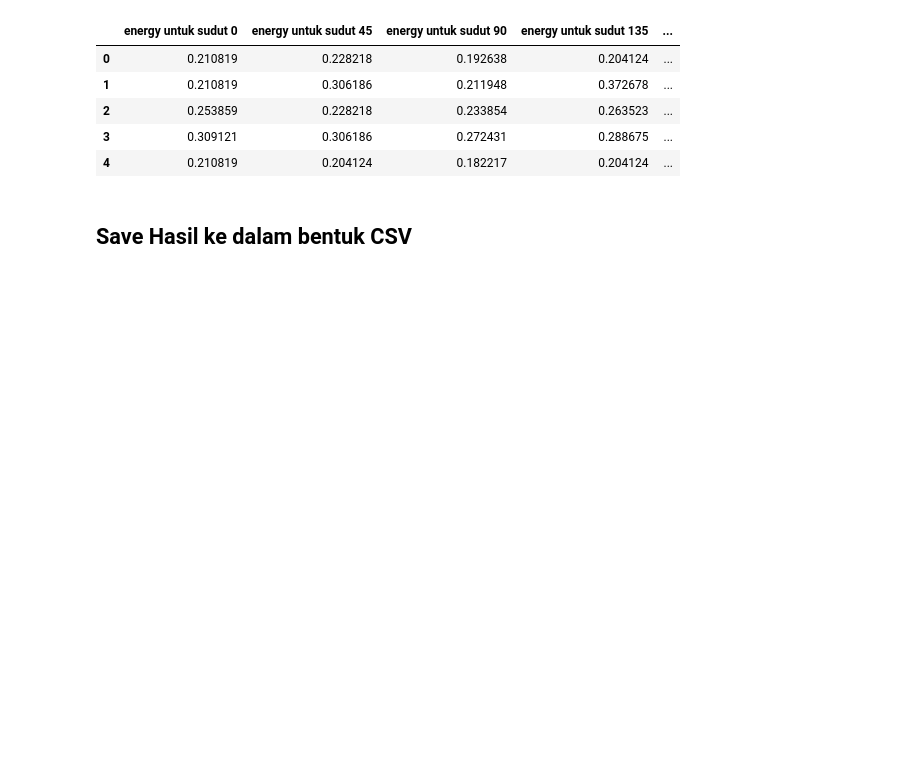
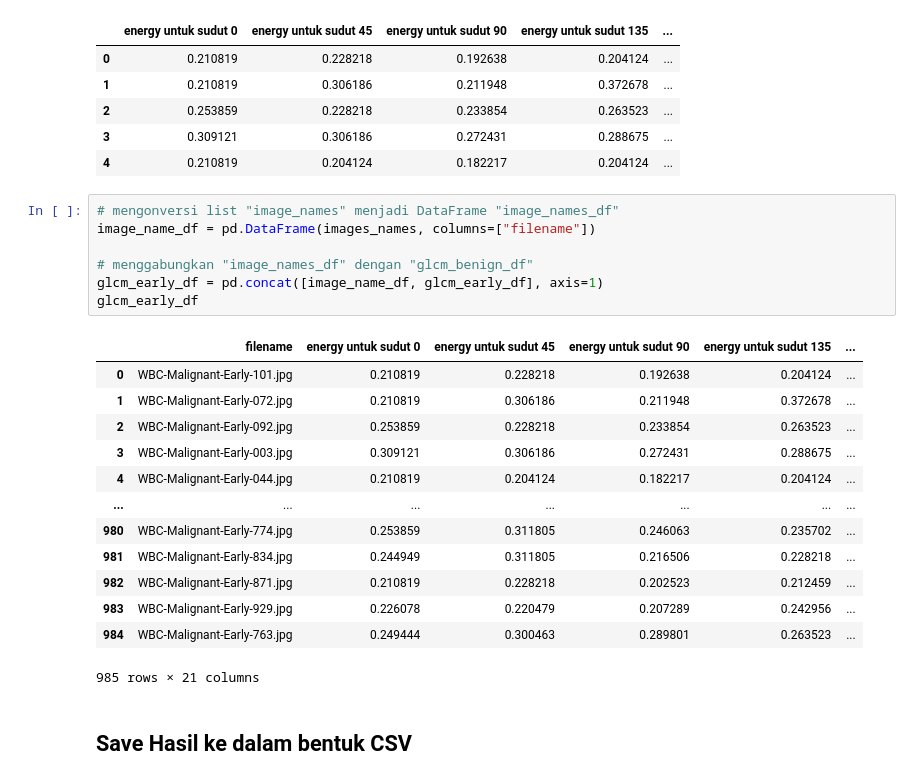
Before and after one commit to Amelia039/Biomedical-Imaging, a Jupyter notebook: GLCM_dataset_ALL.ipynb, the cells around one changed output. Saved outputs shown, nothing was run; the diff lists cells and outputs as text; blank space fills up the shorter version.

```diff
--- a/GLCM_dataset_ALL.ipynb
+++ b/GLCM_dataset_ALL.ipynb
@@ -294,6 +318,27 @@ glcm_early_df.head(5)
 | 2 | 0.253859 | 0.228218 | 0.233854 | 0.263523 | ... |
 | 3 | 0.309121 | 0.306186 | 0.272431 | 0.288675 | ... |
 | 4 | 0.210819 | 0.204124 | 0.182217 | 0.204124 | ... |
+# %%
+# mengonversi list "image_names" menjadi DataFrame "image_names_df"
+image_name_df = pd.DataFrame(images_names, columns=["filename"])
+
+# menggabungkan "image_names_df" dengan "glcm_benign_df"
+glcm_early_df = pd.concat([image_name_df, glcm_early_df], axis=1)
+glcm_early_df
+# %% [output]
+|  | filename | energy untuk sudut 0 | energy untuk sudut 45 | energy untuk sudut 90 | energy untuk sudut 135 | ... |
+| 0 | WBC-Malignant-Early-101.jpg | 0.210819 | 0.228218 | 0.192638 | 0.204124 | ... |
+| 1 | WBC-Malignant-Early-072.jpg | 0.210819 | 0.306186 | 0.211948 | 0.372678 | ... |
+| 2 | WBC-Malignant-Early-092.jpg | 0.253859 | 0.228218 | 0.233854 | 0.263523 | ... |
+| 3 | WBC-Malignant-Early-003.jpg | 0.309121 | 0.306186 | 0.272431 | 0.288675 | ... |
+| 4 | WBC-Malignant-Early-044.jpg | 0.210819 | 0.204124 | 0.182217 | 0.204124 | ... |
+| ... | ... | ... | ... | ... | ... | ... |
+| 980 | WBC-Malignant-Early-774.jpg | 0.253859 | 0.311805 | 0.246063 | 0.235702 | ... |
+| 981 | WBC-Malignant-Early-834.jpg | 0.244949 | 0.311805 | 0.216506 | 0.228218 | ... |
+| 982 | WBC-Malignant-Early-871.jpg | 0.210819 | 0.228218 | 0.202523 | 0.212459 | ... |
+| 983 | WBC-Malignant-Early-929.jpg | 0.226078 | 0.220479 | 0.207289 | 0.242956 | ... |
+| 984 | WBC-Malignant-Early-763.jpg | 0.249444 | 0.300463 | 0.289801 | 0.263523 | ... |
+985 rows × 21 columns
 # %% [markdown]
 ## Save Hasil ke dalam bentuk CSV
 # %% [markdown]
```
Also changed, not shown: parts of 5 cells of this notebook.
